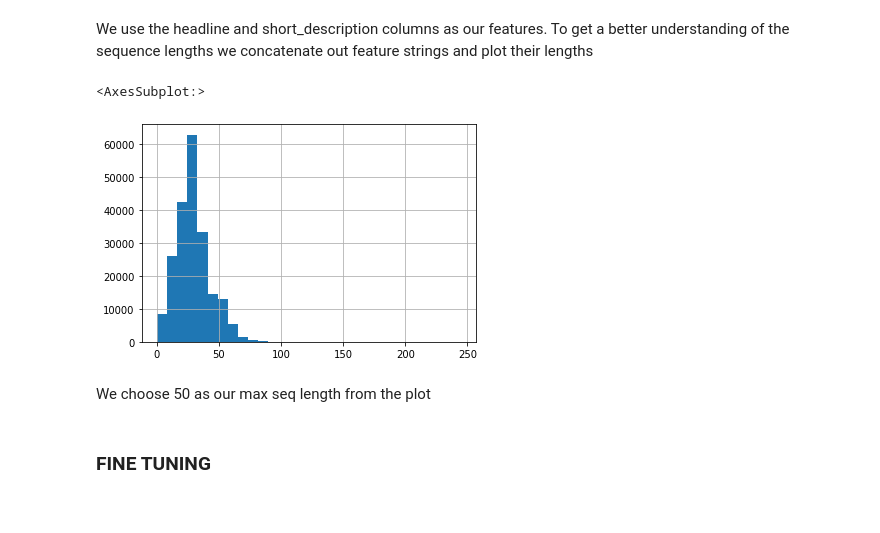
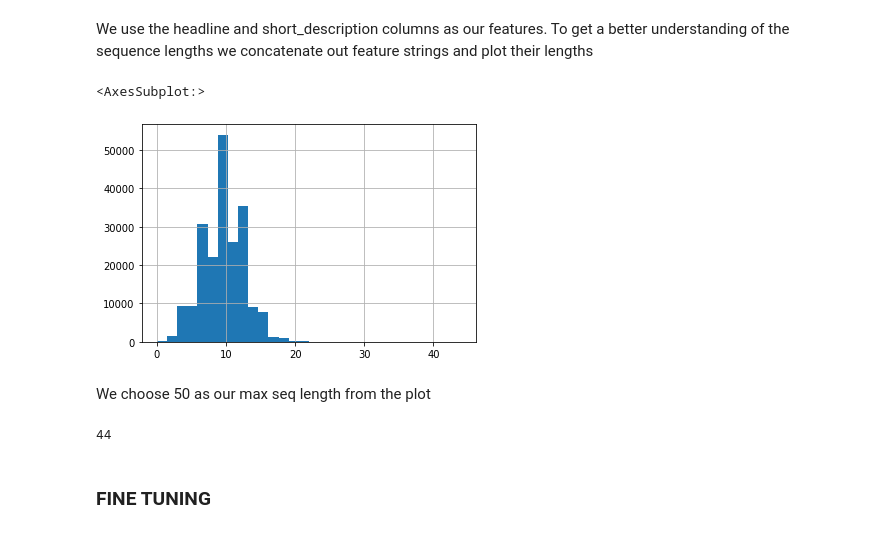
Before and after one commit to progs2002/News_category_classifier, a Jupyter notebook: notebook.ipynb, the cells around one changed output. Cells and saved outputs as stored; diff of their text form; code cells hidden in the pictures.

```diff
--- a/notebook.ipynb
+++ b/notebook.ipynb
@@ -104,13 +105,15 @@ Some weights of the model checkpoint at bert-base-uncased were not used when ini
 We use the headline and short_description columns as our features.
 To get a better understanding of the sequence lengths we concatenate out feature strings and plot their lengths
 # %%
-seq = df['headline'] + ' ' + df['short_description']
+seq = df['headline']
 seq_len = pd.Series([len(x.split()) for x in seq])
 seq_len.hist(bins=30)
 # %% [output]
 <AxesSubplot:>
-[figure, old version]
+[figure, new version]
 # %% [markdown]
 We choose 50 as our max seq length from the plot
 # %%
-max_seq_len = 50
+max(seq_len)
+# %% [output]
+44
```
Also changed, not shown: parts of 15 cells of this notebook, 1 other file.
